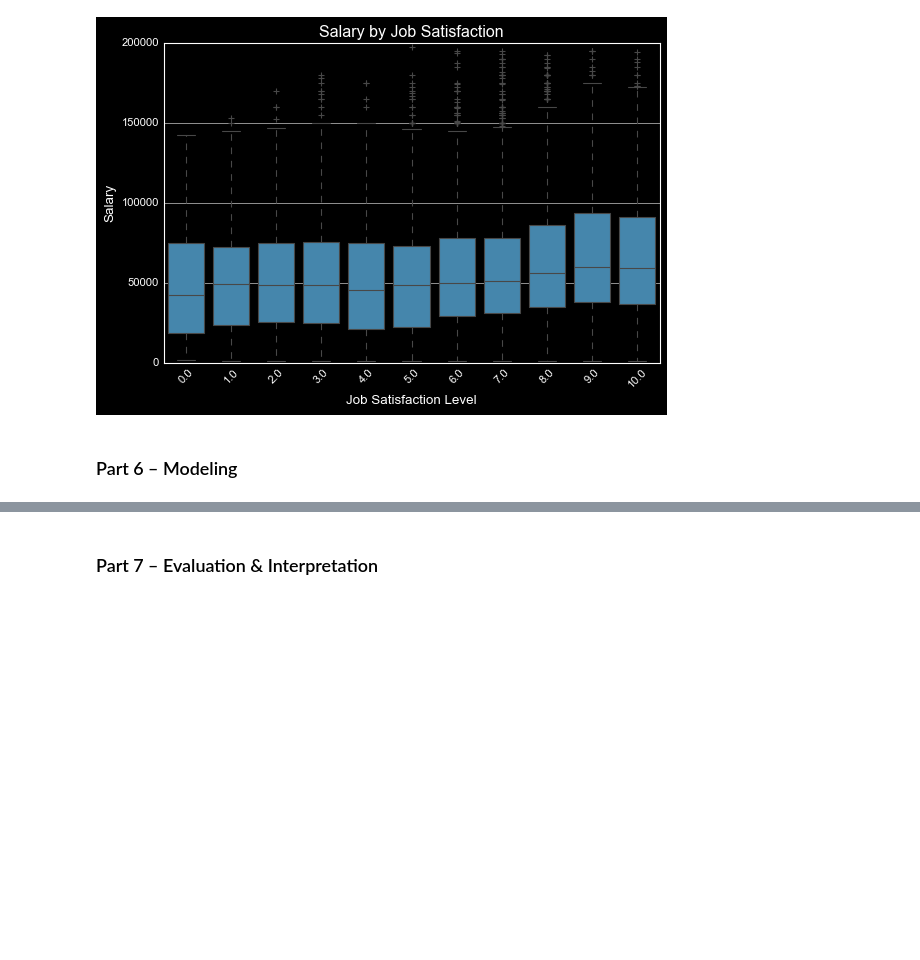
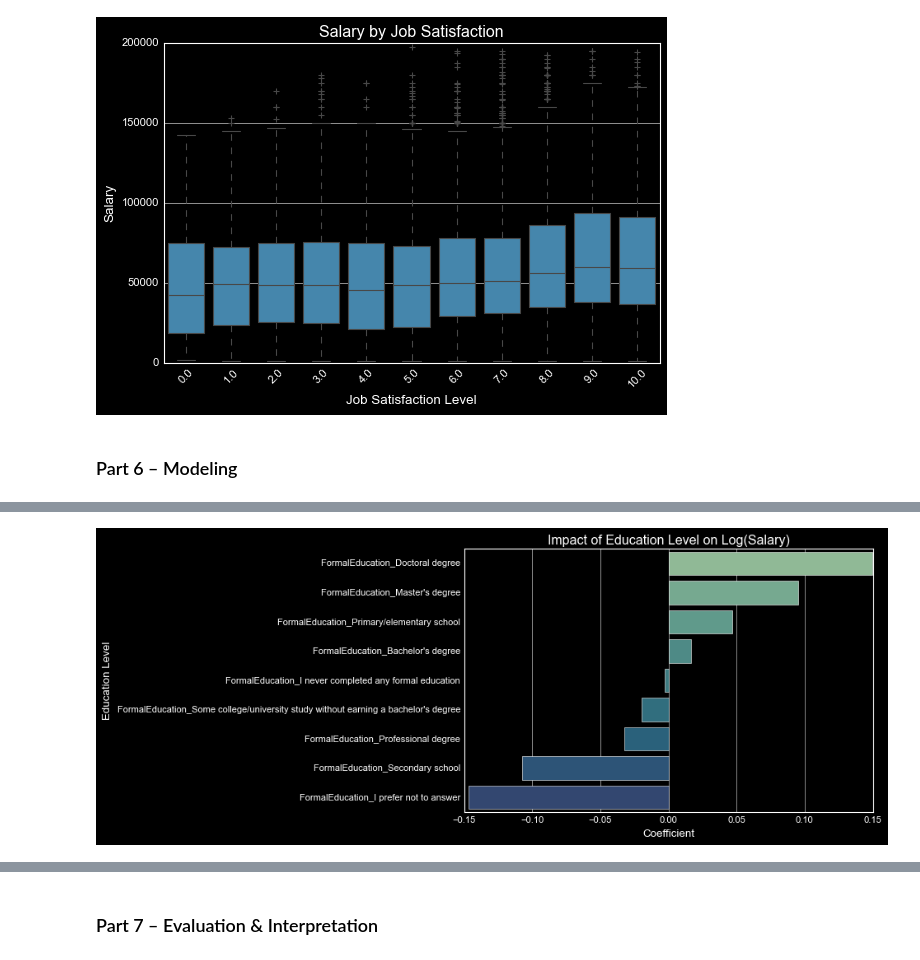
Before and after one commit to johannesgolling-web/git__project1, a Jupyter notebook: notebooks/project_udacity.ipynb, the cells around one changed output, grey strips where cells are left out. Saved outputs shown, nothing was run; the diff lists cells and outputs as text; code cells hidden in the pictures; blank space fills up the shorter version.

```diff
--- a/notebooks/project_udacity.ipynb
+++ b/notebooks/project_udacity.ipynb
@@ -320,0 +461,81 @@ Name: Salary, dtype: float64
+# %%
+# Prepare dataset
+edu_df = eda_df[["Country", "FormalEducation", "Salary", "JobSatisfaction"]].dropna()
+
+# Convert JobSatisfaction to numeric (survey responses categorical)
+edu_df["JobSatisfaction"] = pd.to_numeric(edu_df["JobSatisfaction"], errors="coerce")
+
+# Remove invalid or zero salaries
+edu_df = edu_df[edu_df["Salary"] > 0]
+
+# Log-transform salary
+edu_df["LogSalary"] = np.log10(edu_df["Salary"])
+
+print("Dataset shape:", edu_df.shape)
+display(edu_df.head())
+
+# Define features and targets
+X = edu_df[["Country", "FormalEducation"]]
+y_salary = edu_df["LogSalary"]
+y_satisfaction = edu_df["JobSatisfaction"]
+
+# Preprocessor
+categorical_features = ["Country", "FormalEducation"]
+categorical_transformer = OneHotEncoder(handle_unknown="ignore", sparse_output=False)
+
+preprocessor = ColumnTransformer(
+    transformers=[("cat", categorical_transformer, categorical_features)]
+)
+
+# Train/Test Split
+X_train, X_test, y_train_sal, y_test_sal = train_test_split(X, y_salary, test_size=0.2, random_state=42)
+_, _, y_train_sat, y_test_sat = train_test_split(X, y_satisfaction, test_size=0.2, random_state=42)
+
+# Modeling Salary (Linear Regression)
+sal_model = Pipeline(steps=[("preprocessor", preprocessor), ("regressor", LinearRegression())])
+sal_model.fit(X_train, y_train_sal)
+y_pred_sal = sal_model.predict(X_test)
+
+r2_sal = r2_score(y_test_sal, y_pred_sal)
+rmse_sal = np.sqrt(mean_squared_error(y_test_sal, y_pred_sal))
+
+print(f"Salary Mod — R²: {r2_sal:.3f}, RMSE: {rmse_sal:.3f}")
+
+# Modeling Satisfaction (Linear Regression)
+sat_model = Pipeline(steps=[("preprocessor", preprocessor), ("regressor", LinearRegression())])
+sat_model.fit(X_train, y_train_sat)
+y_pred_sat = sat_model.predict(X_test)
+
+r2_sat = r2_score(y_test_sat, y_pred_sat)
+rmse_sat = np.sqrt(mean_squared_error(y_test_sat, y_pred_sat))
+
+print(f"Job Satisfaction Mod — R²: {r2_sat:.3f}, RMSE: {rmse_sat:.3f}")
+
+# Extract Coefficients (Education Impact)
+feature_names = sal_model.named_steps["preprocessor"].named_transformers_["cat"].get_feature_names_out(categorical_features)
+coefficients = sal_model.named_steps["regressor"].coef_
+
+coef_df = pd.DataFrame({"Feature": feature_names, "Coefficient": coefficients})
+edu_coef_df = coef_df[coef_df["Feature"].str.contains("FormalEducation")].sort_values(by="Coefficient", ascending=False)
+
+print("\nEffect of Education on Log(Salary):")
+display(edu_coef_df.head(10))
+
+# Visualization
+plt.style.use("dark_background")
+
+plt.figure(figsize=(8, 5))
+sns.barplot(
+    data=edu_coef_df,
+    x="Coefficient",
+    y="Feature",
+    hue="Feature",
+    legend=False,
+    palette="crest",
+    orient="h"
+)
+plt.title("Impact of Education Level on Log(Salary)")
+plt.xlabel("Coefficient")
+plt.ylabel("Education Level")
+plt.show()
+# %% [output]
@@ -320,0 +563 @@ Name: Salary, dtype: float64
+[figure, added]
```
Also changed, not shown: parts of 16 cells of this notebook, 5 other files.
